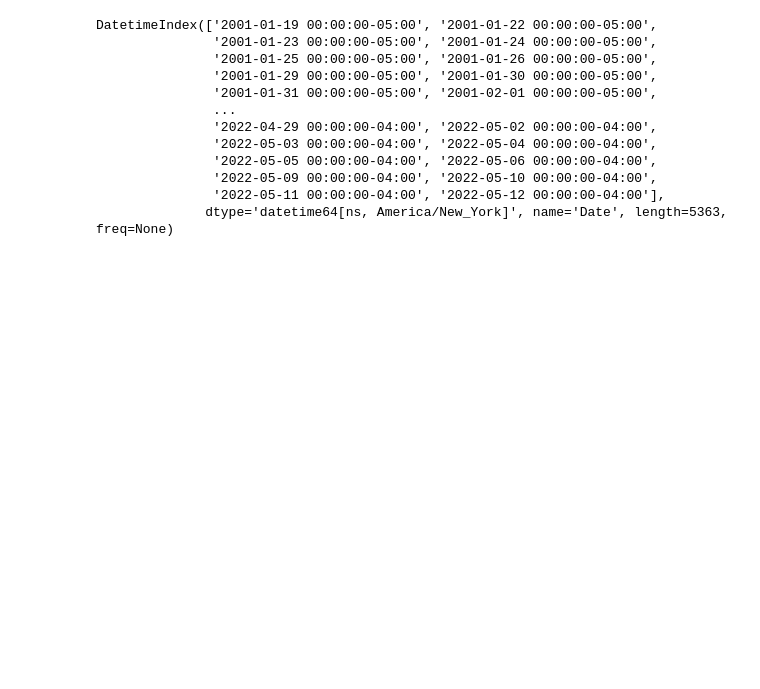
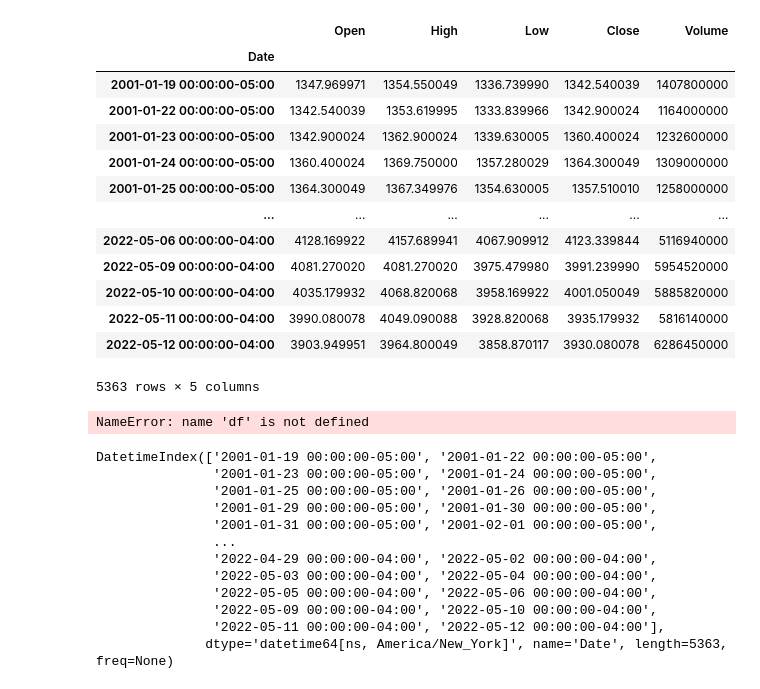
Before and after one commit to Prabhath003/DL-Project-Time-series-forecasting, a Jupyter notebook: LSTM/stockPredict.ipynb, the cells around one changed output. Cells and saved outputs as stored; diff of their text form; code cells hidden in the pictures; blank space fills up the shorter version.

```diff
--- a/LSTM/stockPredict.ipynb
+++ b/LSTM/stockPredict.ipynb
@@ -74,4 +37,31 @@ apple.history(start='2001-01-19', end='2022-05-13', actions=False)
 5363 rows × 5 columns
+# %%
+# download NSE, S%P 500 and NASDAQ data
+nse = yf.Ticker("^NSEI")
+nse.history(start='2001-01-19', end='2022-05-13', actions=False)
+nsaq = yf.Ticker("^IXIC")
+nsaq.history(start='2001-01-19', end='2022-05-13', actions=False)
+sp = yf.Ticker("^GSPC")
+sp.history(start='2001-01-19', end='2022-05-13', actions=False)
+# %% [output]
+|  | Open | High | Low | Close | Volume |
+| Date |  |  |  |  |  |
+| 2001-01-19 00:00:00-05:00 | 1347.969971 | 1354.550049 | 1336.739990 | 1342.540039 | 1407800000 |
+| 2001-01-22 00:00:00-05:00 | 1342.540039 | 1353.619995 | 1333.839966 | 1342.900024 | 1164000000 |
+| 2001-01-23 00:00:00-05:00 | 1342.900024 | 1362.900024 | 1339.630005 | 1360.400024 | 1232600000 |
+| 2001-01-24 00:00:00-05:00 | 1360.400024 | 1369.750000 | 1357.280029 | 1364.300049 | 1309000000 |
+| 2001-01-25 00:00:00-05:00 | 1364.300049 | 1367.349976 | 1354.630005 | 1357.510010 | 1258000000 |
+| ... | ... | ... | ... | ... | ... |
+| 2022-05-06 00:00:00-04:00 | 4128.169922 | 4157.689941 | 4067.909912 | 4123.339844 | 5116940000 |
+| 2022-05-09 00:00:00-04:00 | 4081.270020 | 4081.270020 | 3975.479980 | 3991.239990 | 5954520000 |
+| 2022-05-10 00:00:00-04:00 | 4035.179932 | 4068.820068 | 3958.169922 | 4001.050049 | 5885820000 |
+| 2022-05-11 00:00:00-04:00 | 3990.080078 | 4049.090088 | 3928.820068 | 3935.179932 | 5816140000 |
+| 2022-05-12 00:00:00-04:00 | 3903.949951 | 3964.800049 | 3858.870117 | 3930.080078 | 6286450000 |
+5363 rows × 5 columns
+# %%
+df
+# %% [output]
+NameError: name 'df' is not defined
 # %%
 df = apple.history(start='2001-01-19', end='2022-05-13', actions=False)
 df.index
```
Also changed, not shown: parts of 19 cells of this notebook.
